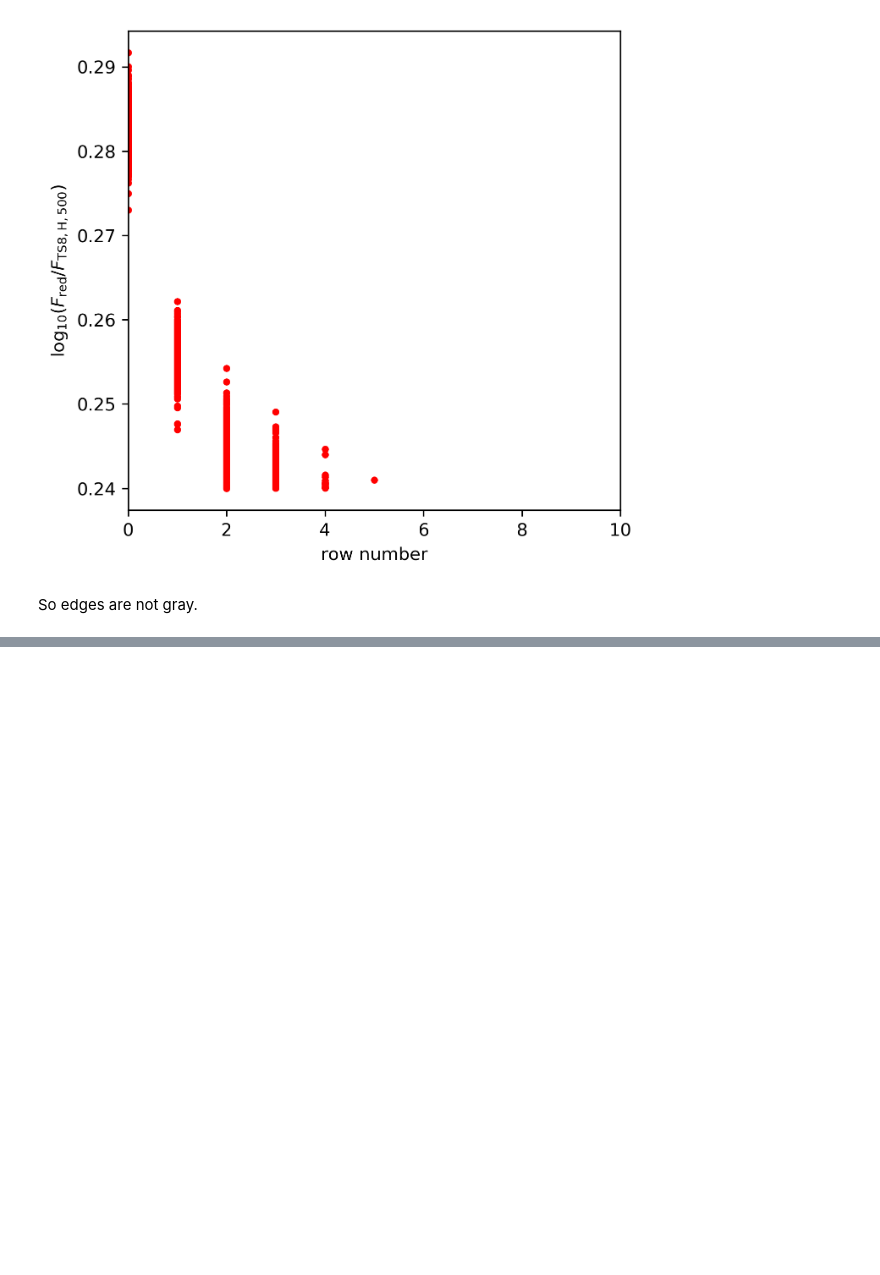
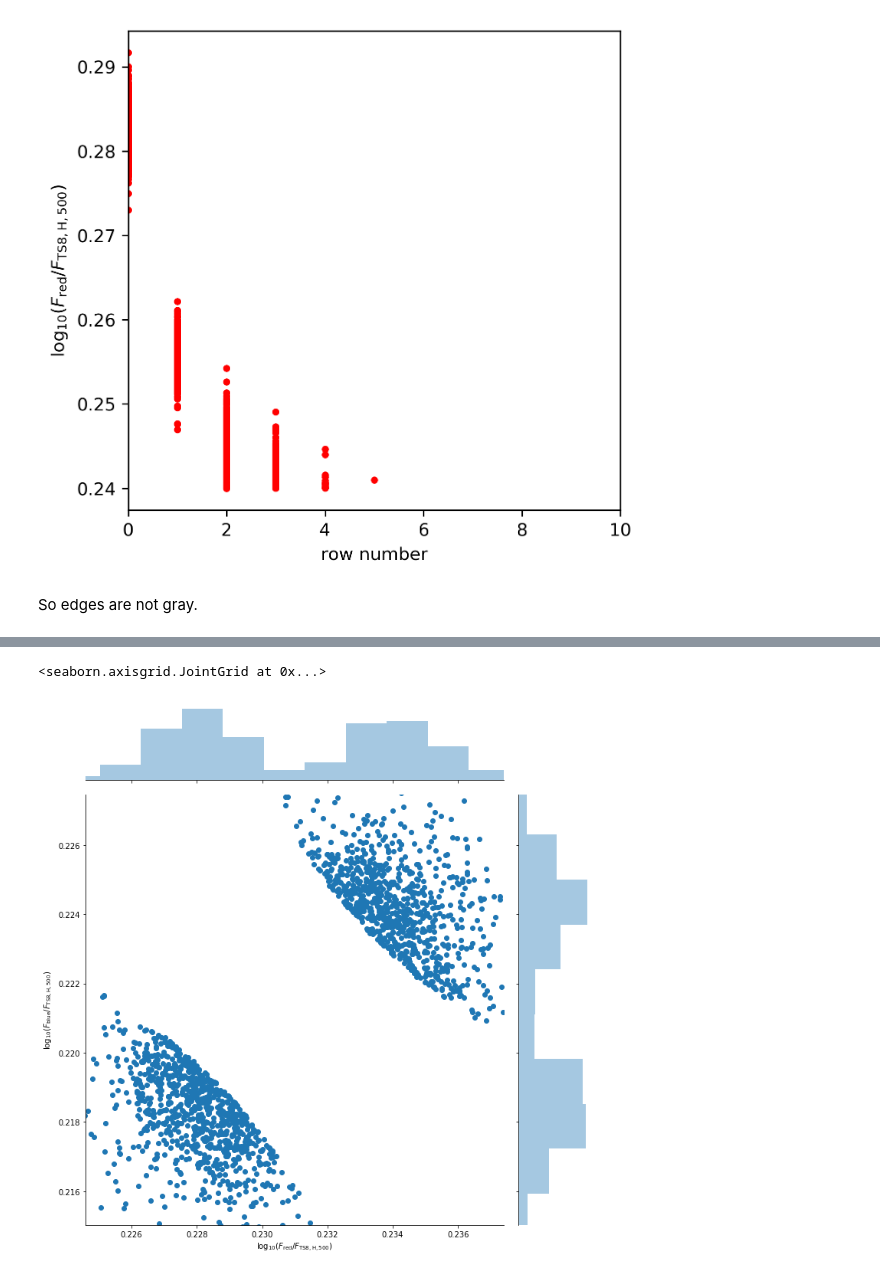
Before and after one commit to youtsumi/Summer2020, a Jupyter notebook: flatratio.ipynb, the cells around one changed output, grey strips where cells are left out. Drawn from its saved outputs; the diff is of its cells as text; code cells hidden in the pictures; blank space fills up the shorter version.

```diff
--- a/flatratio.ipynb
+++ b/flatratio.ipynb
@@ -154,0 +156,23 @@ print(numpy.cov(x,y))
+# %%
+X = numpy.array(
+    [ x-mx, y-my ]
+).T
+
+sigma = numpy.array([ a.T@C**-1@a for a in X ])
+cond=numpy.where(sigma>3)
+g=sns.jointplot(
+    x[cond][::n],
+    y[cond][::n],
+    height=10,
+    xlim=[mx-N*sx,mx+N*sx],
+    ylim=[my-N*sy,my+N*sy]
+)
+#g.plot_joint(
+#    sns.kdeplot,zorder=10, cmap="Reds_d", n_levels=6
+g.set_axis_labels(
+    r"$\log_{10}(F_{\rm red}/F_{\rm TS8, H, 500})$",
+    r"$\log_{10}(F_{\rm blue}/F_{\rm TS8, H, 500})$"
+)
+# %% [output]
+<seaborn.axisgrid.JointGrid at 0x...>
+[figure, added]
```
Also changed, not shown: parts of 5 cells of this notebook.
